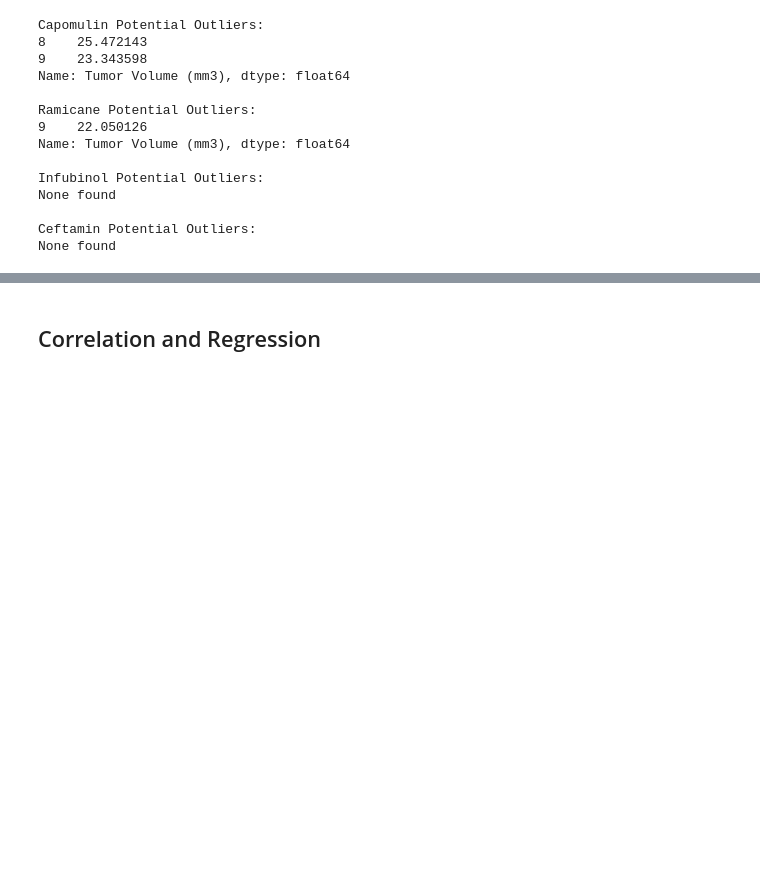
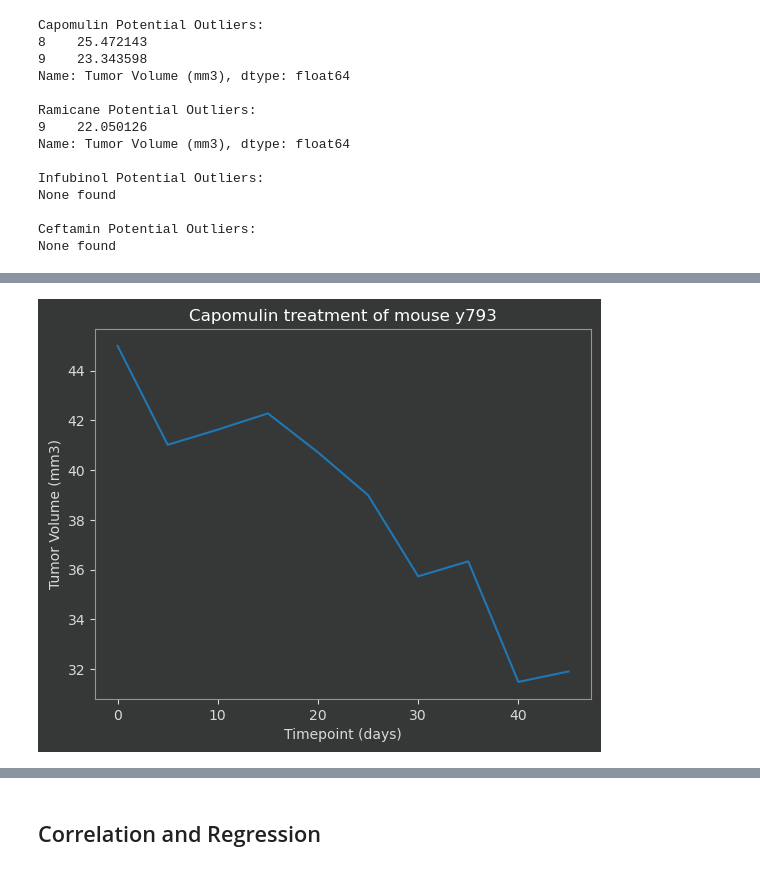
Before and after one commit to AshelynAllred/matplotlib-challenge, a Jupyter notebook: Pymaceuticals/pymaceuticals_starter.ipynb, the cells around one changed output, grey strips where cells are left out. Cells and saved outputs as stored; diff of their text form; code cells hidden in the pictures; blank space fills up the shorter version.

```diff
--- a/Pymaceuticals/pymaceuticals_starter.ipynb
+++ b/Pymaceuticals/pymaceuticals_starter.ipynb
@@ -285,0 +319,15 @@ None found
+# %%
+# Create DF filtered by specified drug
+
+drug = "Capomulin"
+drug_specific_df = combined_df.loc[combined_df['Drug Regimen'] == drug,['Mouse ID', 'Timepoint', 'Tumor Volume (mm3)', 'Weight (g)']]
+# %%
+# randomly select a single mouse and grab all relevant data
+# (this was not necessary at all but I thought it would be fun)
+random_mouse = drug_specific_df.sample(1)['Mouse ID'].values[0]
+
+# uncomment this line for the mouse that matches the current plot below
+# random_mouse = 'y793'
+
+rand_mouse_df = drug_specific_df.loc[drug_specific_df['Mouse ID'] == random_mouse, ['Mouse ID', 'Timepoint', 'Tumor Volume (mm3)']]
+rand_mouse_df
@@ -285,0 +346,12 @@ None found
+# %%
+# Generate a line plot of tumor volume vs. time point for a single mouse treated with Capomulin
+plot_data = [rand_mouse_df['Timepoint'].values, rand_mouse_df['Tumor Volume (mm3)'].values, rand_mouse_df['Mouse ID'].unique()[0]]
+
+plt.plot(plot_data[0], plot_data[1])
+plt.xlabel('Timepoint (days)')
+plt.ylabel('Tumor Volume (mm3)')
+plt.title(f"{drug} treatment of mouse {plot_data[2]}")
+
+plt.show()
+# %% [output]
+[figure, added]
```
Also changed, not shown: parts of 20 cells of this notebook.
